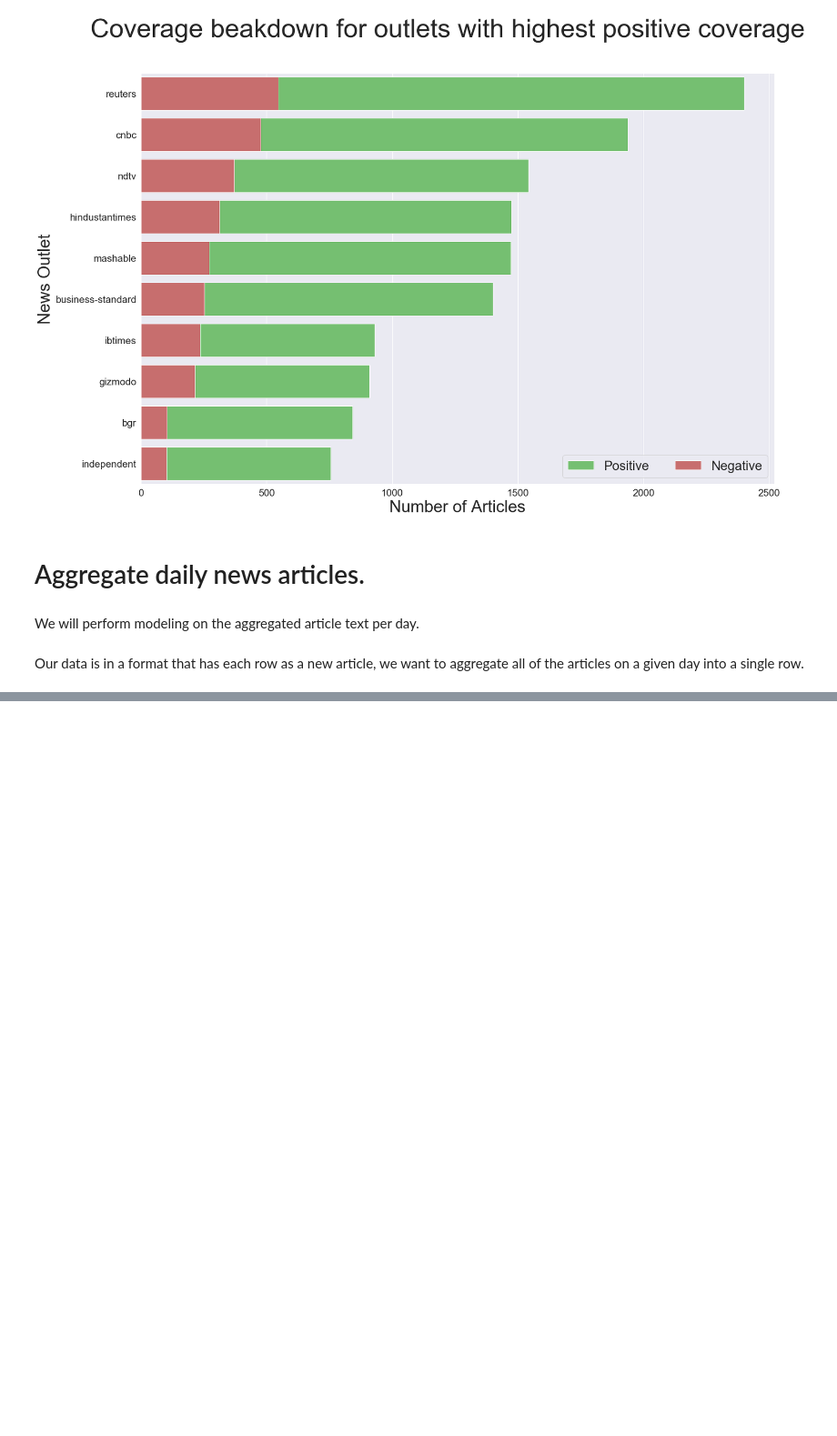
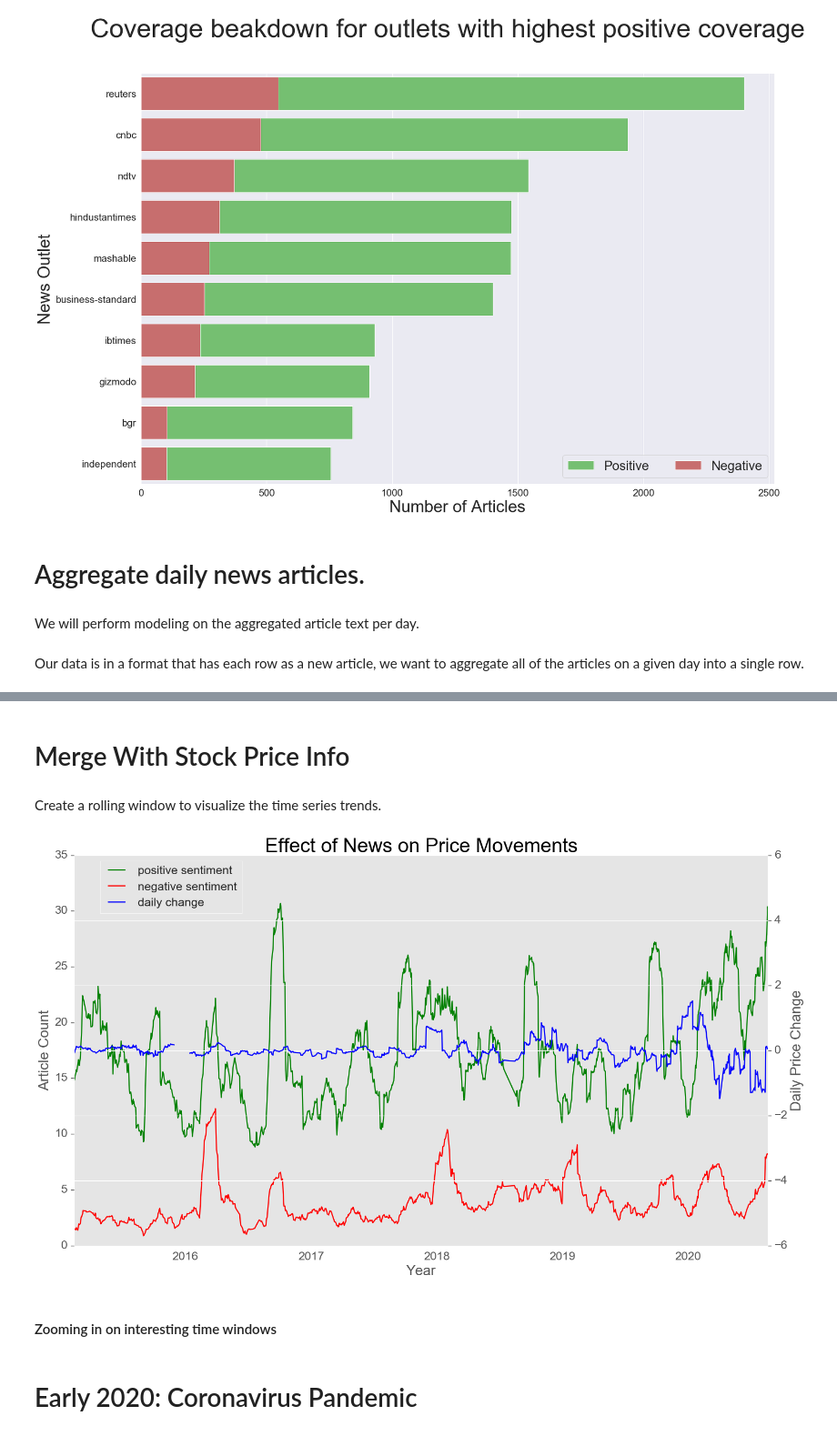
Before and after one commit to brenfrrs/trading_on_sentiment, a Jupyter notebook: EDA_notebook.ipynb, the cells around one changed output, grey strips where cells are left out. Shown at 91% size. Drawn from its saved outputs; the diff is of its cells as text; code cells hidden in the pictures; blank space fills up the shorter version.

```diff
--- a/EDA_notebook.ipynb
+++ b/EDA_notebook.ipynb
@@ -193,0 +250,35 @@ daily_articles.head(3)
+# %% [markdown]
+# Merge With Stock Price Info
+# %%
+targs = pd.read_csv('yearly_actuals/actuals.csv', index_col=0, parse_dates=True)
+targs.drop(['increase_x', 'day_change_y', 'increase_y'], axis=1, inplace=True)
+# %%
+targs=pd.merge(targs,plot_dates, how='inner', left_index=True, right_index=True)
+# %% [markdown]
+Create a rolling window to visualize the time series trends.
+# %%
+roll_mean= targs.rolling(window=30).mean()
+# %%
+fig, ax = plt.subplots(figsize=(22,12))
+ax2 = ax.twinx()
+sns.set(font_scale = 1.9)
+plt.style.use('ggplot')
+ax.plot(roll_mean.sent_positive, lw=2, color='green', label='positive sentiment')
+ax.plot(roll_mean.sent_negative, lw=2, color='red', label='negative sentiment')
+ax.set_ylabel('Article Count', fontsize=25)
+ax.set_xlabel('Year', fontsize=25)
+
+ax2.plot(roll_mean.day_change_x, lw=2, color='blue',label='daily change');
+ax2.set_ylim([-6,6])
+ax.grid(False)
+
+ax2.set_ylabel('Daily Price Change', fontsize=25)
+plt.title("Effect of News on Price Movements", fontsize=35,color='black')
+#Need anchor and transform to incorperate both x axes legends. Otherwise they are seperate.
+fig.legend(loc='upper right', bbox_to_anchor=(.25,1), bbox_transform=ax.transAxes)
+
+plt.savefig('images/effect_of_news_on_price.png');
+# %% [output]
+[figure, added]
+# %% [markdown]
+#### Zooming in on interesting time windows
@@ -193,0 +288,2 @@ daily_articles.head(3)
+# %% [markdown]
+# Early 2020: Coronavirus Pandemic
```
Also changed, not shown: parts of 42 cells of this notebook.
